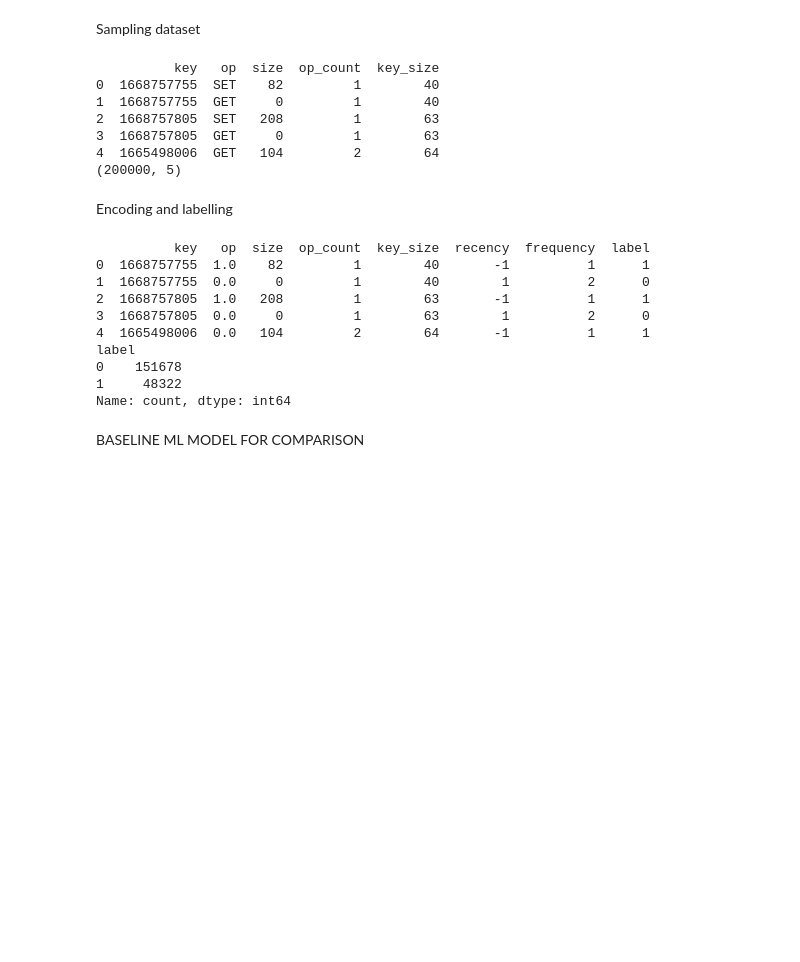
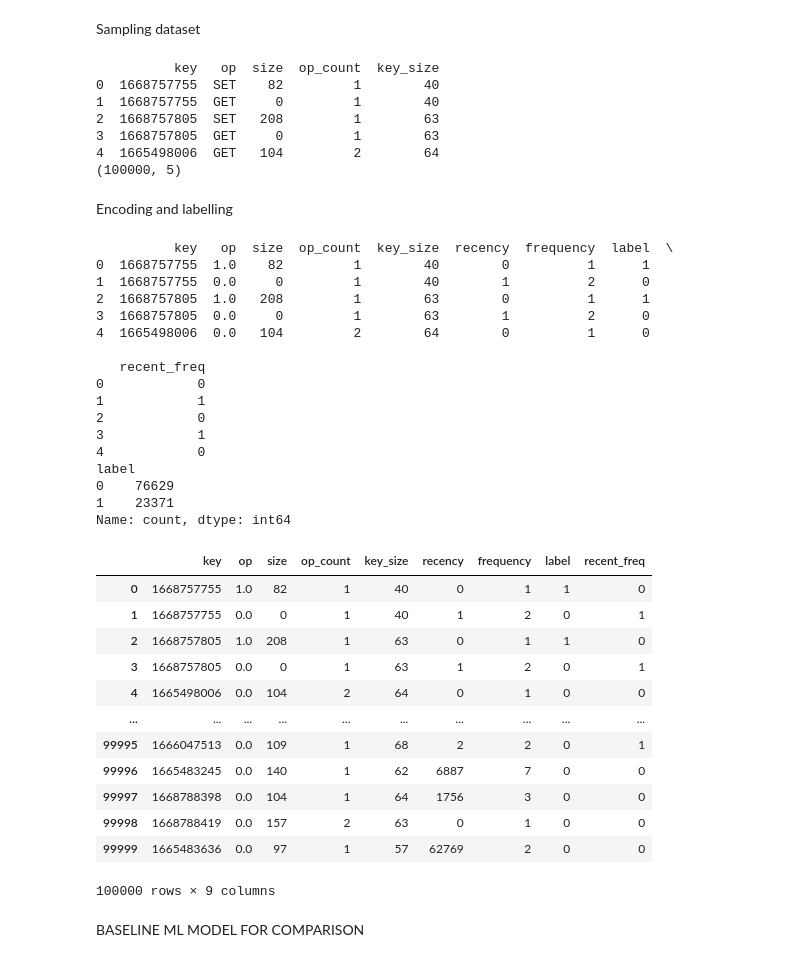
Before and after one commit to 19kushal/ml-cache-replacement, a Jupyter notebook: notebooks/data_exploration.ipynb, the cells around one changed output. Saved outputs shown, nothing was run; the diff lists cells and outputs as text; code cells hidden in the pictures; blank space fills up the shorter version.

```diff
--- a/notebooks/data_exploration.ipynb
+++ b/notebooks/data_exploration.ipynb
@@ -47,7 +49,7 @@ plt.show()
 # %% [markdown]
 Sampling dataset
 # %%
-df = pd.read_csv(file_path, nrows=200000)
+df = pd.read_csv(file_path, nrows=100000)
 
 print(df.head())
 print(df.shape)
@@ -58,7 +60,7 @@ print(df.shape)
 2  1668757805  SET   208         1        63
 3  1668757805  GET     0         1        63
 4  1665498006  GET   104         2        64
-(200000, 5)
+(100000, 5)
 # %% [markdown]
 Encoding and labelling
 # %%
@@ -70,7 +72,8 @@ for i, key in enumerate(df['key']):
     if key in last_seen:
         recency.append(i - last_seen[key])
     else:
-        recency.append(-1)
+        # recency.append(-1)
+        recency.append(0)
     last_seen[key] = i
 
 df['recency'] = recency
@@ -85,34 +88,91 @@ for key in df['key']:
 df['frequency'] = frequency
 
  # creating label
-K = 50  # lookahead window
+# K = 200  # lookahead window
+
+# labels = []
+
+# keys = df['key'].tolist()
+
+# for i in range(len(keys)):
+#     future_window = keys[i+1:i+K+1]
+#     if keys[i] in future_window:
+#         labels.append(1)
+#     else:
+#         labels.append(0)
+
+# df['label'] = labels
+K = 20
 
 labels = []
 
 keys = df['key'].tolist()
 
 for i in range(len(keys)):
+
     future_window = keys[i+1:i+K+1]
-    if keys[i] in future_window:
+
+    if keys[i] in future_window[:5]:
         labels.append(1)
+
     else:
         labels.append(0)
 
 df['label'] = labels
+# %%
+window = 50
+recent_counts = []
+
+keys = df['key'].tolist()
+
+for i in range(len(keys)):
+    start = max(0, i - window)
+    count = 0
+
+    for j in range(start, i):
+        if keys[j] == keys[i]:
+            count += 1
+
+    recent_counts.append(count)
+
+df['recent_freq'] = recent_counts
 # %%
 print(df.head())
 print(df['label'].value_counts())
 # %% [output]
-          key   op  size  op_count  key_size  recency  frequency  label
-0  1668757755  1.0    82         1        40       -1          1      1
+          key   op  size  op_count  key_size  recency  frequency  label  \
+0  1668757755  1.0    82         1        40        0          1      1
 1  1668757755  0.0     0         1        40        1          2      0
-2  1668757805  1.0   208         1        63       -1          1      1
+2  1668757805  1.0   208         1        63        0          1      1
 3  1668757805  0.0     0         1        63        1          2      0
-4  1665498006  0.0   104         2        64       -1          1      1
+4  1665498006  0.0   104         2        64        0          1      0
+
+   recent_freq
+0            0
+1            1
+2            0
+3            1
+4            0
 label
-0    151678
-1     48322
+0    76629
+1    23371
 Name: count, dtype: int64
+# %%
+df.fillna(0, inplace=True)
+# %% [output]
+|  | key | op | size | op_count | key_size | recency | frequency | label | recent_freq |
+| 0 | 1668757755 | 1.0 | 82 | 1 | 40 | 0 | 1 | 1 | 0 |
+| 1 | 1668757755 | 0.0 | 0 | 1 | 40 | 1 | 2 | 0 | 1 |
+| 2 | 1668757805 | 1.0 | 208 | 1 | 63 | 0 | 1 | 1 | 0 |
+| 3 | 1668757805 | 0.0 | 0 | 1 | 63 | 1 | 2 | 0 | 1 |
+| 4 | 1665498006 | 0.0 | 104 | 2 | 64 | 0 | 1 | 0 | 0 |
+| ... | ... | ... | ... | ... | ... | ... | ... | ... | ... |
+| 99995 | 1666047513 | 0.0 | 109 | 1 | 68 | 2 | 2 | 0 | 1 |
+| 99996 | 1665483245 | 0.0 | 140 | 1 | 62 | 6887 | 7 | 0 | 0 |
+| 99997 | 1668788398 | 0.0 | 104 | 1 | 64 | 1756 | 3 | 0 | 0 |
+| 99998 | 1668788419 | 0.0 | 157 | 2 | 63 | 0 | 1 | 0 | 0 |
+| 99999 | 1665483636 | 0.0 | 97 | 1 | 57 | 62769 | 2 | 0 | 0 |
+100000 rows × 9 columns
 # %% [markdown]
 BASELINE ML MODEL FOR COMPARISON
 # %%
```
Also changed, not shown: parts of 8 cells of this notebook, 12 other files.
